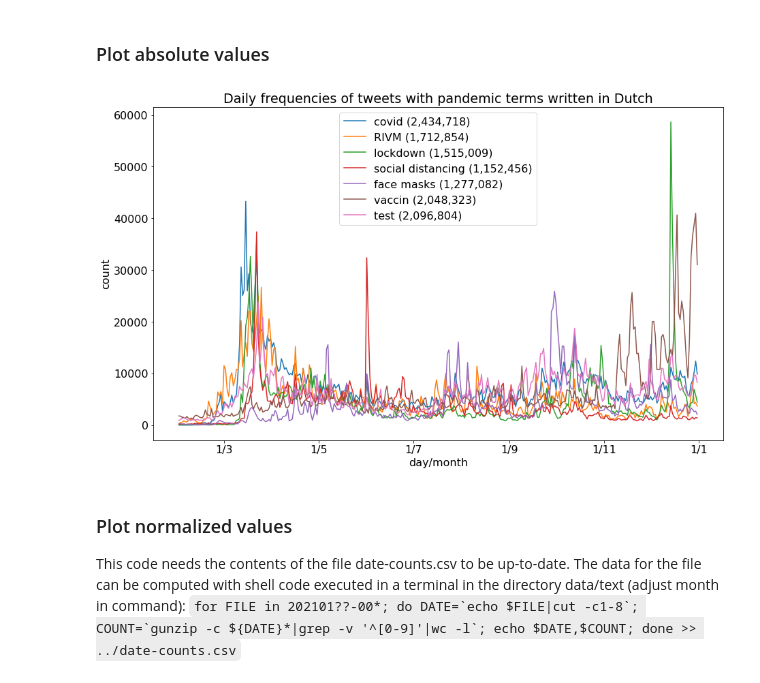
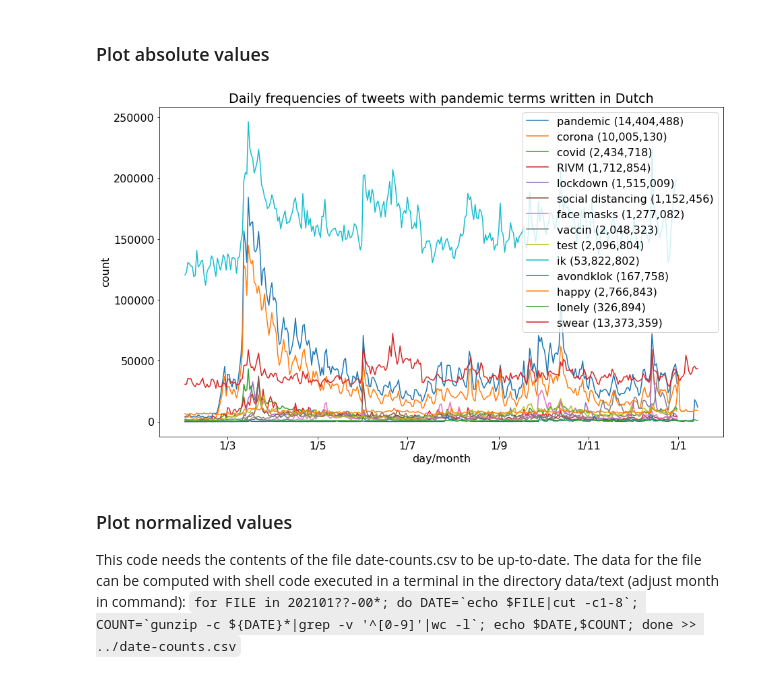
Before and after one commit to puregome/notebooks, a Jupyter notebook: tweet-counts.ipynb, the cells around one changed output. Saved outputs shown, nothing was run; the diff lists cells and outputs as text; code cells hidden in the pictures.

Commit message:
more restricted topics

```diff
--- a/tweet-counts.ipynb
+++ b/tweet-counts.ipynb
@@ -161,22 +183,23 @@ def deleteLastElement(myDict):
 def processData(dataContainer,queryName):
     if len(dataContainer) > 0: deleteLastElement(dataContainer)
     dataContainer = searchText(queryName,dataContainer)
-    saveCounts(dataContainer,queryName+CSVSUFFIX)
+    saveCounts(dataContainer,queryName)
     return(dataContainer)
 
 if False:
-    processData(lockdown,LOCKDOWN)
-    processData(distance,DISTANCE)
-    processData(topic,TOPIC)
-    processData(covid,"covid")
-    processData(mondkapje,"mondkapje")
-    processData(corona,"corona")
-    processData(rivm,"rivm")
-
-if True:
-#    vaccin = processData({}, VACCIN)
-#    test = processData({}, "test")
-    ik = processData({}, IK)
-#    avondklok = processData({}, "avondklok")
-#    swear = processData({}, "swear")
+    lockdown = processData(lockdown,LOCKDOWN)
+    distance = processData(distance,DISTANCE)
+    topic = processData(topic,TOPIC)
+    covid = processData(covid,"covid")
+    mondkapje = processData(mondkapje,"mondkapje")
+    corona = processData(corona,"corona")
+    rivm = processData(rivm,"rivm")
+    vaccin = processData(vaccin, VACCIN)
+    test = processData(test, "test")
+    ik = processData(ik, IK)
+    avondklok = processData(avondklok, "avondklok")
+    happy = processData(happy, HAPPY)
+    lonely = processData(lonely, LONELY)
+    swear = processData(swear, SWEAR)
+#happy = processData({}, HAPPY)
 # %% [output]
@@ -201,10 +223,10 @@ if True:
 # %%
-data = ik
+data = happy
 monthCounts = {}
 for date in data:
     month = str(date)[0:6]
     if not month in monthCounts: monthCounts[month] = 0
     monthCounts[month] += data[date]
 monthCounts["total"] = sum(monthCounts.values())
-monthCounts
+sum([monthCounts[month] for month in monthCounts if re.search("^2020", month)])
 # %% [output]
@@ -283,37 +314,41 @@ def prettyPrintNumber(number):
 
 def makeLabel(name,myDict):
     if name == TOPIC: label = "pandemic"
     elif name == DISTANCE: label = "social distancing"
     elif name == "rivm": label = "RIVM"
     elif name == "mondkapje": label = "face masks"
     else: label = name
     return(label+" ("+prettyPrintNumber(sum(myDict.values()))+")")
 
 weekendDates = getWeekendDates(rivm.keys())
 font = {"size":16}
 matplotlib.rc("font",**font)
 plt.figure(figsize=(15,9))
 ax1 = plt.subplot(111)
-#ax1.plot_date(stringArrayToDates(topic.keys()),list(topic.values()),xdate=True,fmt="-",label=makeLabel(TOPIC,topic))
-#ax1.plot_date(stringArrayToDates(corona.keys()),list(corona.values()),xdate=True,fmt="-",label=makeLabel("corona",corona))
+ax1.plot_date(stringArrayToDates(topic.keys()),list(topic.values()),xdate=True,fmt="-",label=makeLabel(TOPIC,topic))
+ax1.plot_date(stringArrayToDates(corona.keys()),list(corona.values()),xdate=True,fmt="-",label=makeLabel("corona",corona))
 ax1.plot_date(stringArrayToDates(covid.keys()),list(covid.values()),xdate=True,fmt="-",label=makeLabel("covid",covid))
 ax1.plot_date(stringArrayToDates(rivm.keys()),list(rivm.values()),xdate=True,fmt="-",label=makeLabel("rivm",rivm))
 ax1.plot_date(stringArrayToDates(lockdown.keys()),list(lockdown.values()),xdate=True,fmt="-",label=makeLabel(LOCKDOWN,lockdown))
 ax1.plot_date(stringArrayToDates(distance.keys()),list(distance.values()),xdate=True,fmt="-",label=makeLabel(DISTANCE,distance))
 ax1.plot_date(stringArrayToDates(mondkapje.keys()),list(mondkapje.values()),xdate=True,fmt="-",label=makeLabel("mondkapje",mondkapje))
 ax1.plot_date(stringArrayToDates(vaccin.keys()),list(vaccin.values()),xdate=True,fmt="-",label=makeLabel("vaccin",vaccin))
 ax1.plot_date(stringArrayToDates(test.keys()),list(test.values()),xdate=True,fmt="-",label=makeLabel("test",test))
-#ax1.plot_date(stringArrayToDates(ik.keys()),list(ik.values()),xdate=True,fmt="-",label=makeLabel("ik",ik))
+ax1.plot_date(stringArrayToDates(ik.keys()),list(ik.values()),xdate=True,fmt="-",label=makeLabel("ik",ik))
+ax1.plot_date(stringArrayToDates(avondklok.keys()),list(avondklok.values()),xdate=True,fmt="-",label=makeLabel("avondklok",avondklok))
+ax1.plot_date(stringArrayToDates(happy.keys()),list(happy.values()),xdate=True,fmt="-",label=makeLabel("happy",happy))
+ax1.plot_date(stringArrayToDates(lonely.keys()),list(lonely.values()),xdate=True,fmt="-",label=makeLabel("lonely",lonely))
+ax1.plot_date(stringArrayToDates(swear.keys()),list(swear.values()),xdate=True,fmt="-",label=makeLabel("swear",swear))
 
 ax1.xaxis.set_major_formatter(mdates.DateFormatter("%-d/%-m"))
 dummy = ax1.legend()
 plt.title("Daily frequencies of tweets with pandemic terms written in Dutch")
 plt.xlabel("day/month")
 plt.ylabel("count")
 plt.savefig(PLOTFILEOUT)
 plt.show()
 # %% [output]
-[figure, old version]
+[figure, new version]
 # %% [markdown]
 ### Plot normalized values
 
```
Also changed, not shown: parts of 8 cells of this notebook, 1 other file.
